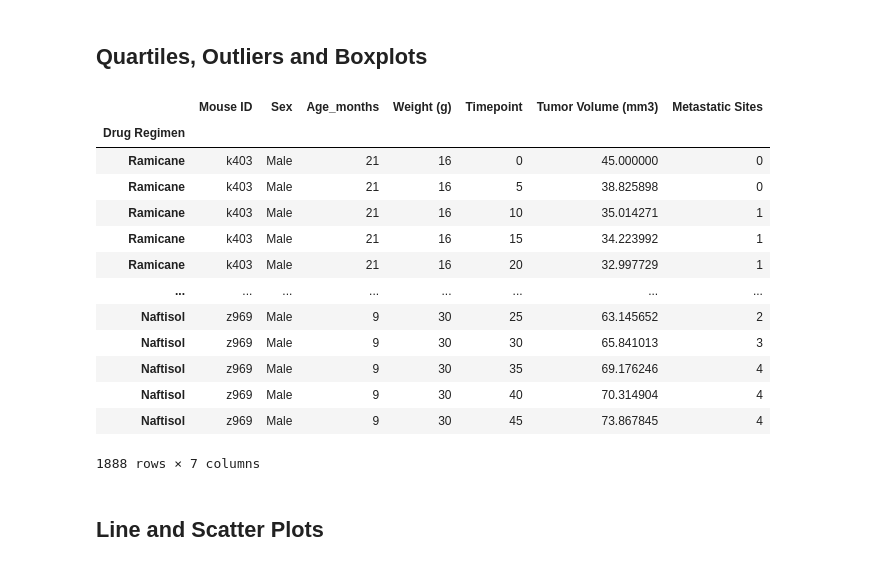
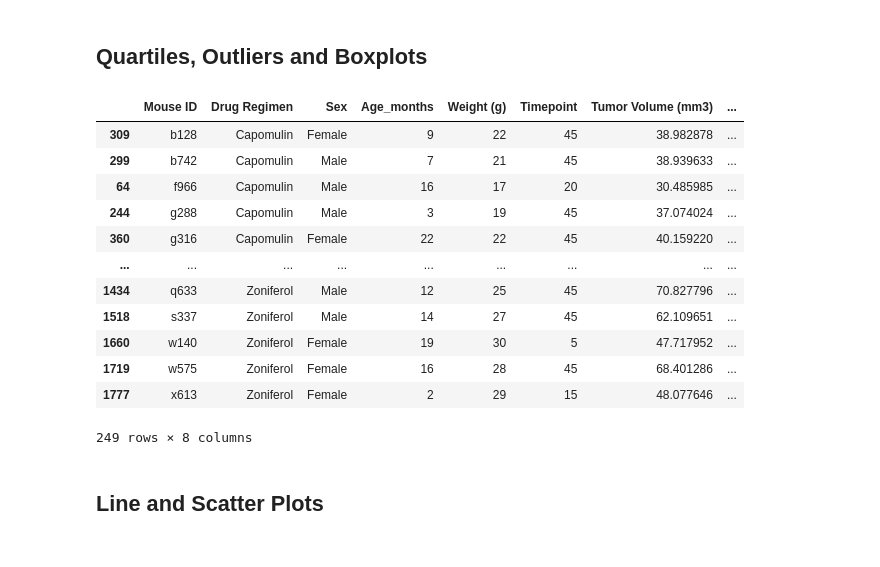
Before and after one commit to SakiSugio/Matplotlib, a Jupyter notebook: pymaceuticals.ipynb, the cells around one changed output. Drawn from its saved outputs; the diff is of its cells as text; code cells hidden in the pictures.

Commit message:
doring great

```diff
--- a/pymaceuticals.ipynb
+++ b/pymaceuticals.ipynb
@@ -192,40 +192,27 @@ plt.show()
 # %%
 # Calculate the final tumor volume of each mouse across four of the treatment regimens:
 # Capomulin, Ramicane, Infubinol, and Ceftamin
 
 # Start by getting the last (greatest) timepoint for each mouse
-
-
 # Merge this group df with the original dataframe to get the tumor volume at the last timepoint
 
-# Set the index to Drug Regimen
-index_regimen = clean_data.set_index("Drug Regimen")
-index_regimen
-
-columns = [
-    "Mouse ID",
-    "Timepoint",
-    "Tumor Volume (mm3)",
-]
-
-# Filter the data so that only those sightings in the US are in a DataFrame
-filtered_data = clean_data.loc[clean_data["Timepoint"] == "us", columns]
-filtered_data.head()
+#https://stackoverflow.com/questions/15705630/get-the-rows-which-have-the-max-count-in-groups-using-groupby
+greatest_timepoint = clean_data.loc[clean_data.groupby(["Drug Regimen", "Mouse ID"])["Timepoint"].idxmax()]
+greatest_timepoint
 # %% [output]
-|  | Mouse ID | Sex | Age_months | Weight (g) | Timepoint | Tumor Volume (mm3) | Metastatic Sites |
-| Drug Regimen |  |  |  |  |  |  |  |
-| Ramicane | k403 | Male | 21 | 16 | 0 | 45.000000 | 0 |
-| Ramicane | k403 | Male | 21 | 16 | 5 | 38.825898 | 0 |
-| Ramicane | k403 | Male | 21 | 16 | 10 | 35.014271 | 1 |
-| Ramicane | k403 | Male | 21 | 16 | 15 | 34.223992 | 1 |
-| Ramicane | k403 | Male | 21 | 16 | 20 | 32.997729 | 1 |
-| ... | ... | ... | ... | ... | ... | ... | ... |
-| Naftisol | z969 | Male | 9 | 30 | 25 | 63.145652 | 2 |
-| Naftisol | z969 | Male | 9 | 30 | 30 | 65.841013 | 3 |
-| Naftisol | z969 | Male | 9 | 30 | 35 | 69.176246 | 4 |
-| Naftisol | z969 | Male | 9 | 30 | 40 | 70.314904 | 4 |
-| Naftisol | z969 | Male | 9 | 30 | 45 | 73.867845 | 4 |
+|  | Mouse ID | Drug Regimen | Sex | Age_months | Weight (g) | Timepoint | Tumor Volume (mm3) | ... |
+| 309 | b128 | Capomulin | Female | 9 | 22 | 45 | 38.982878 | ... |
+| 299 | b742 | Capomulin | Male | 7 | 21 | 45 | 38.939633 | ... |
+| 64 | f966 | Capomulin | Male | 16 | 17 | 20 | 30.485985 | ... |
+| 244 | g288 | Capomulin | Male | 3 | 19 | 45 | 37.074024 | ... |
+| 360 | g316 | Capomulin | Female | 22 | 22 | 45 | 40.159220 | ... |
+| ... | ... | ... | ... | ... | ... | ... | ... | ... |
+| 1434 | q633 | Zoniferol | Male | 12 | 25 | 45 | 70.827796 | ... |
+| 1518 | s337 | Zoniferol | Male | 14 | 27 | 45 | 62.109651 | ... |
+| 1660 | w140 | Zoniferol | Female | 19 | 30 | 5 | 47.717952 | ... |
+| 1719 | w575 | Zoniferol | Female | 16 | 28 | 45 | 68.401286 | ... |
+| 1777 | x613 | Zoniferol | Female | 2 | 29 | 15 | 48.077646 | ... |
-1888 rows × 7 columns
+249 rows × 8 columns
 # %%
 # Put treatments into a list for for loop (and later for plot labels)
 
```
